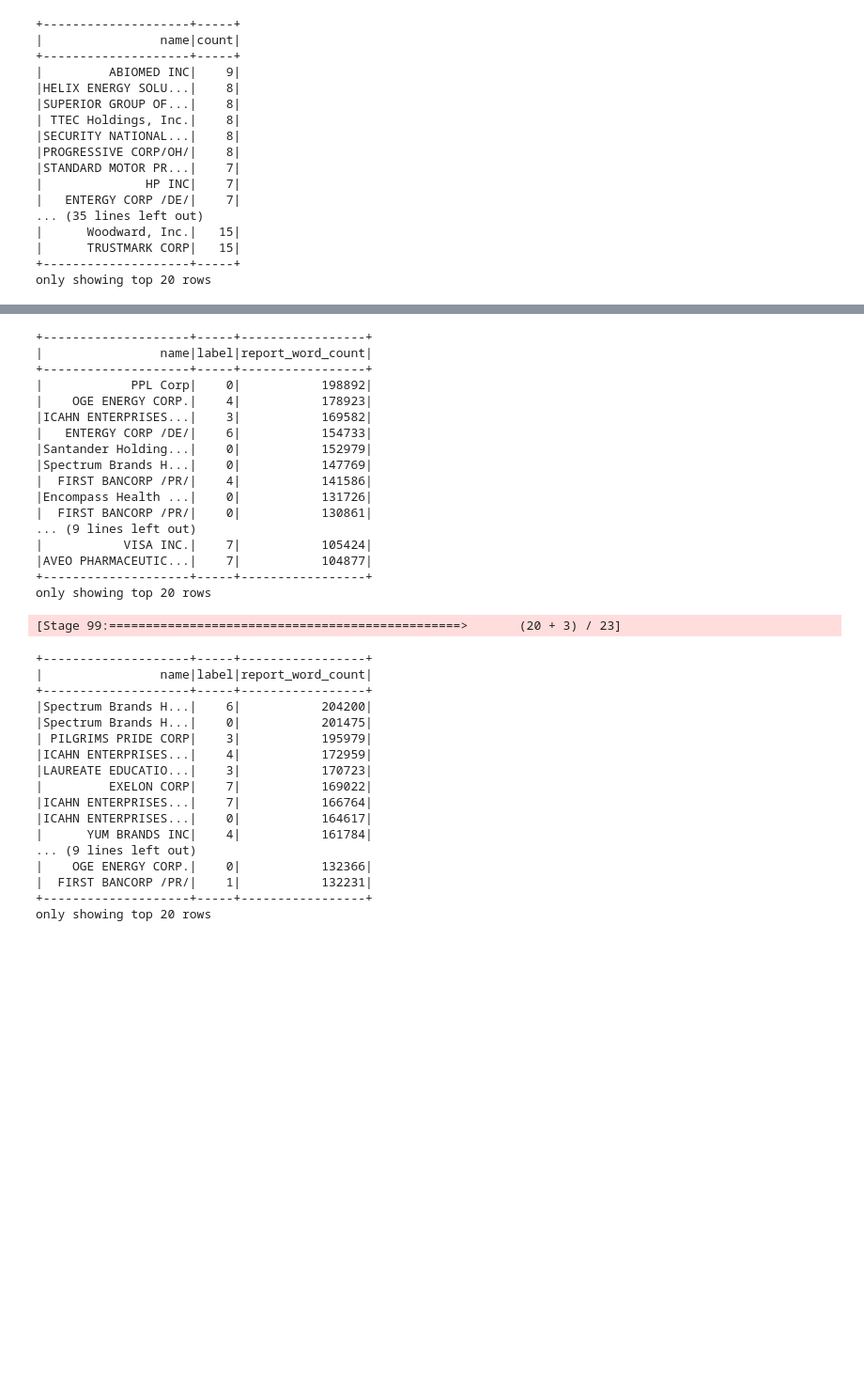
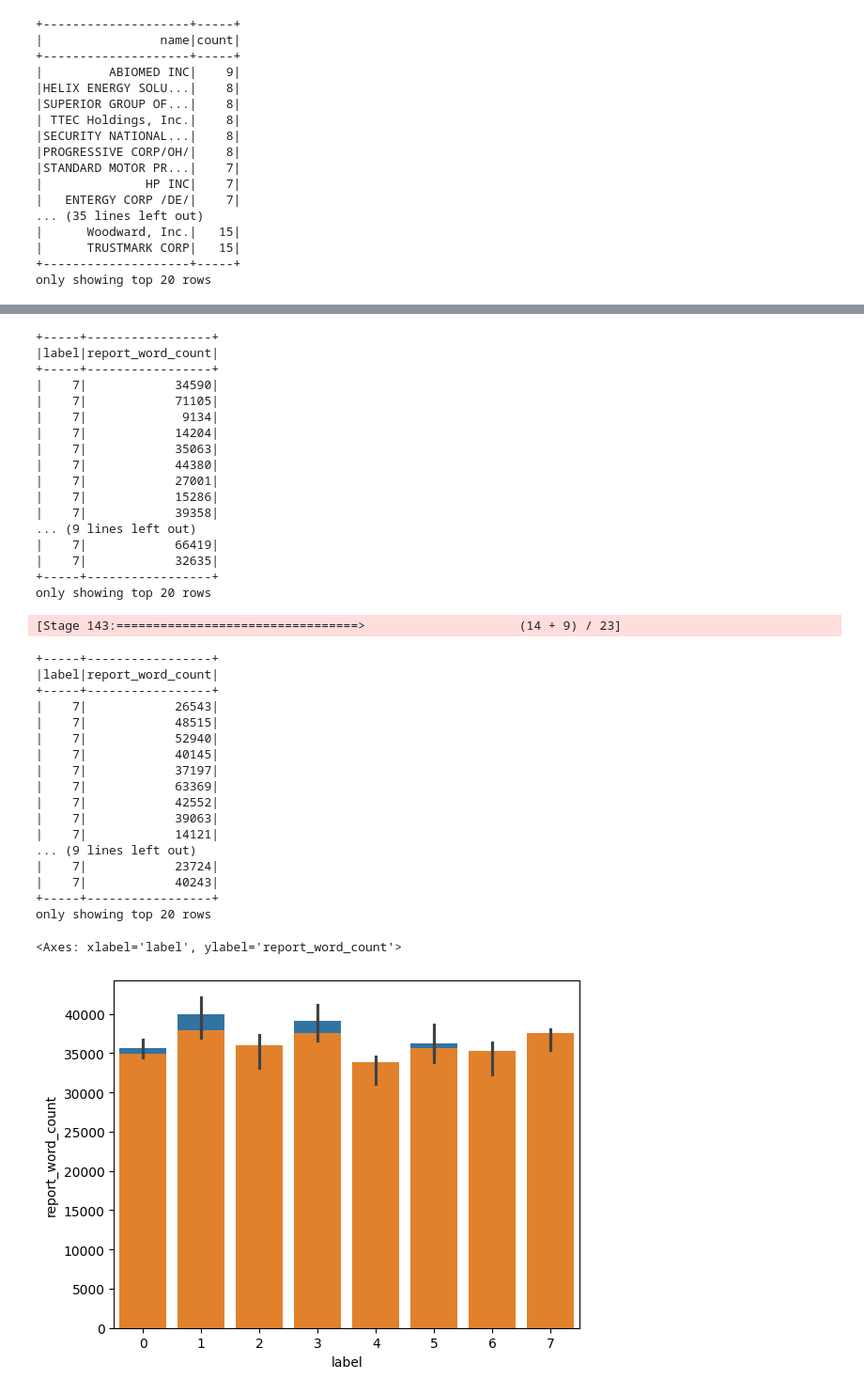
Before and after one commit to fjpiedade/abd-final-project, a Jupyter notebook: 2_data_analysis.ipynb, the cells around one changed output, grey strips where cells are left out. Shown: that part at 94% size. Drawn from its saved outputs; the diff is of its cells as text; code cells hidden in the pictures; blank space fills up the shorter version.

```diff
--- a/2_data_analysis.ipynb
+++ b/2_data_analysis.ipynb
@@ -140,39 +174,48 @@ only showing top 20 rows
 # %%
-df_test.select(["name", "label", "report_word_count"]).orderBy(F.col("report_word_count").desc()).show()
-df_train.select(["name", "label", "report_word_count"]).orderBy(F.col("report_word_count").desc()).show()
+df_plot_test = df_test.select(["label", "report_word_count"]).orderBy(F.col("label").desc())
+df_plot_train = df_train.select(["label", "report_word_count"]).orderBy(F.col("label").desc())
+
+df_plot_test.show()
+df_plot_train.show()
 # %% [output]
-+--------------------+-----+-----------------+
-|                name|label|report_word_count|
-+--------------------+-----+-----------------+
-|            PPL Corp|    0|           198892|
-|    OGE ENERGY CORP.|    4|           178923|
-|ICAHN ENTERPRISES...|    3|           169582|
-|   ENTERGY CORP /DE/|    6|           154733|
-|Santander Holding...|    0|           152979|
-|Spectrum Brands H...|    0|           147769|
-|  FIRST BANCORP /PR/|    4|           141586|
-|Encompass Health ...|    0|           131726|
-|  FIRST BANCORP /PR/|    0|           130861|
++-----+-----------------+
+|label|report_word_count|
++-----+-----------------+
+|    7|            34590|
+|    7|            71105|
+|    7|             9134|
+|    7|            14204|
+|    7|            35063|
+|    7|            44380|
+|    7|            27001|
+|    7|            15286|
+|    7|            39358|
 ... (9 lines left out)
-|           VISA INC.|    7|           105424|
-|AVEO PHARMACEUTIC...|    7|           104877|
-+--------------------+-----+-----------------+
+|    7|            66419|
+|    7|            32635|
++-----+-----------------+
 only showing top 20 rows
-[Stage 99:================================================>       (20 + 3) / 23]
+[Stage 143:=================================>                     (14 + 9) / 23]
-+--------------------+-----+-----------------+
-|                name|label|report_word_count|
-+--------------------+-----+-----------------+
-|Spectrum Brands H...|    6|           204200|
-|Spectrum Brands H...|    0|           201475|
-| PILGRIMS PRIDE CORP|    3|           195979|
-|ICAHN ENTERPRISES...|    4|           172959|
-|LAUREATE EDUCATIO...|    3|           170723|
-|         EXELON CORP|    7|           169022|
-|ICAHN ENTERPRISES...|    7|           166764|
-|ICAHN ENTERPRISES...|    0|           164617|
-|      YUM BRANDS INC|    4|           161784|
++-----+-----------------+
+|label|report_word_count|
++-----+-----------------+
+|    7|            26543|
+|    7|            48515|
+|    7|            52940|
+|    7|            40145|
+|    7|            37197|
+|    7|            63369|
+|    7|            42552|
+|    7|            39063|
+|    7|            14121|
 ... (9 lines left out)
-|    OGE ENERGY CORP.|    0|           132366|
-|  FIRST BANCORP /PR/|    1|           132231|
-+--------------------+-----+-----------------+
+|    7|            23724|
+|    7|            40243|
++-----+-----------------+
 only showing top 20 rows
+# %%
+plotBar(df_plot_test, "label", "report_word_count")
+plotBar(df_plot_train, "label", "report_word_count")
+# %% [output]
+<Axes: xlabel='label', ylabel='report_word_count'>
+[figure, added]
```
Also changed, not shown: parts of 7 cells of this notebook.
